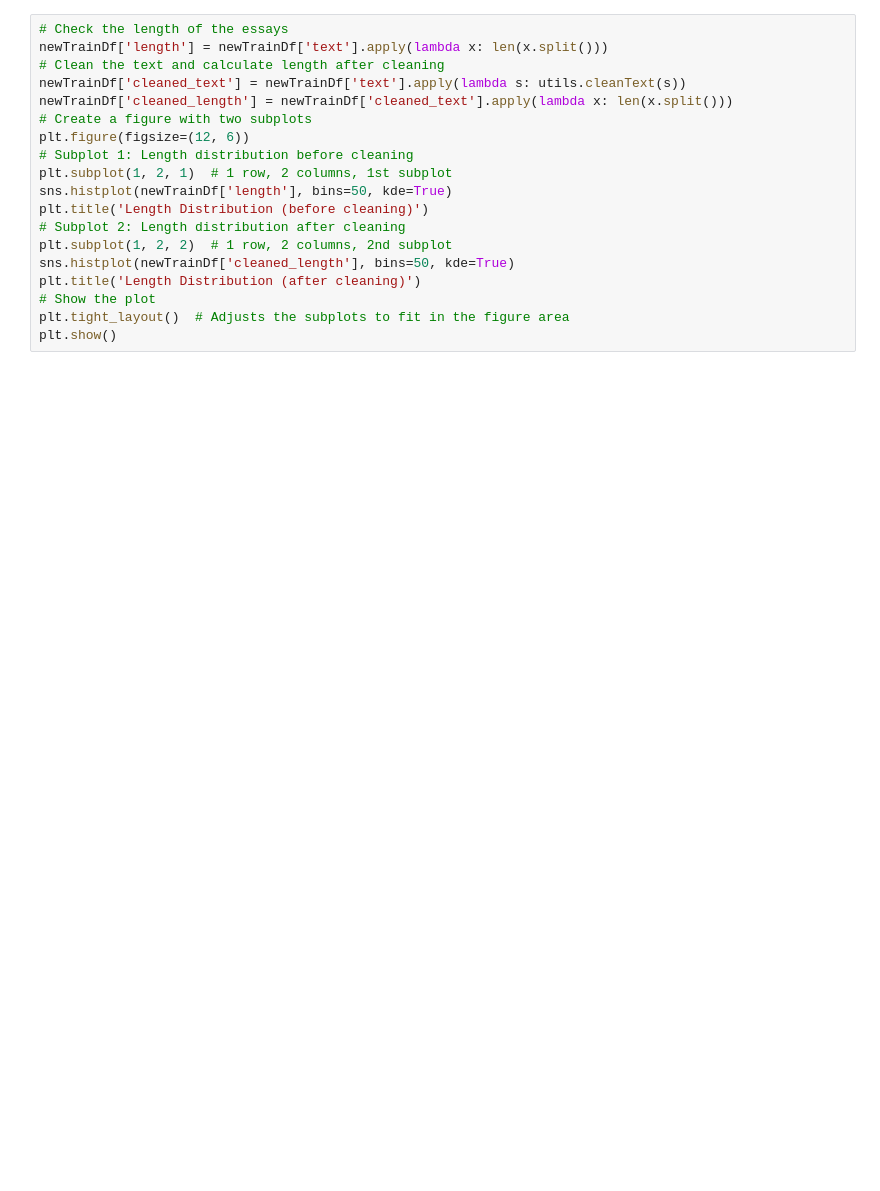
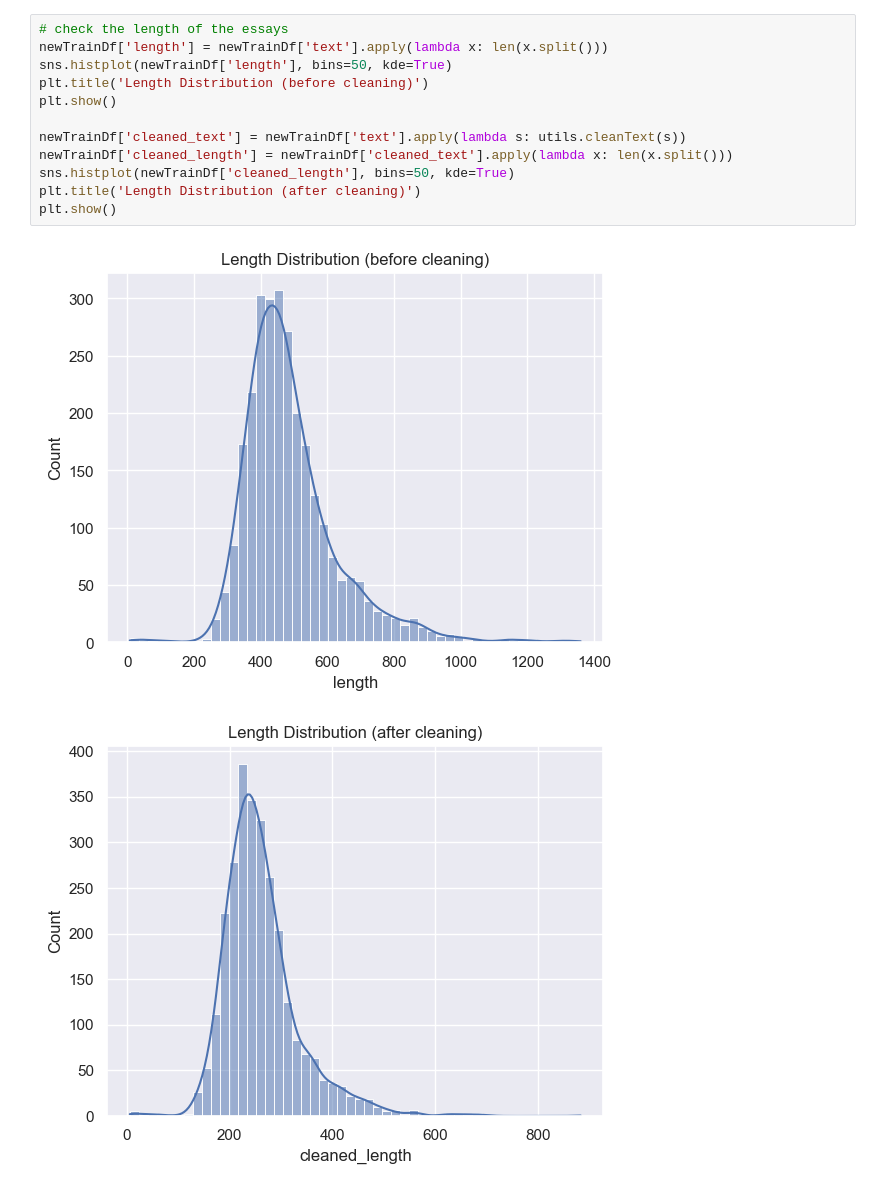
Before and after one commit to pauloakira/ai-detection-generated-text, a Jupyter notebook: analysis_notebook.ipynb, the cells around one changed output. Cells and saved outputs as stored; diff of their text form; blank space fills up the shorter version.

```diff
--- a/analysis_notebook.ipynb
+++ b/analysis_notebook.ipynb
@@ -88,19 +166,15 @@ print(f"After dropping duplicates: {len(newTrainDf)}")
 # %%
-# Check the length of the essays
+# check the length of the essays
 newTrainDf['length'] = newTrainDf['text'].apply(lambda x: len(x.split()))
-# Clean the text and calculate length after cleaning
+sns.histplot(newTrainDf['length'], bins=50, kde=True)
+plt.title('Length Distribution (before cleaning)')
+plt.show()
+
 newTrainDf['cleaned_text'] = newTrainDf['text'].apply(lambda s: utils.cleanText(s))
 newTrainDf['cleaned_length'] = newTrainDf['cleaned_text'].apply(lambda x: len(x.split()))
-# Create a figure with two subplots
-plt.figure(figsize=(12, 6))
-# Subplot 1: Length distribution before cleaning
-plt.subplot(1, 2, 1)  # 1 row, 2 columns, 1st subplot
-sns.histplot(newTrainDf['length'], bins=50, kde=True)
-plt.title('Length Distribution (before cleaning)')
-# Subplot 2: Length distribution after cleaning
-plt.subplot(1, 2, 2)  # 1 row, 2 columns, 2nd subplot
 sns.histplot(newTrainDf['cleaned_length'], bins=50, kde=True)
 plt.title('Length Distribution (after cleaning)')
-# Show the plot
-plt.tight_layout()  # Adjusts the subplots to fit in the figure area
 plt.show()
+# %% [output]
+[figure, added]
+[figure, added]
```
Also changed, not shown: parts of 7 cells of this notebook, 3 other files.
